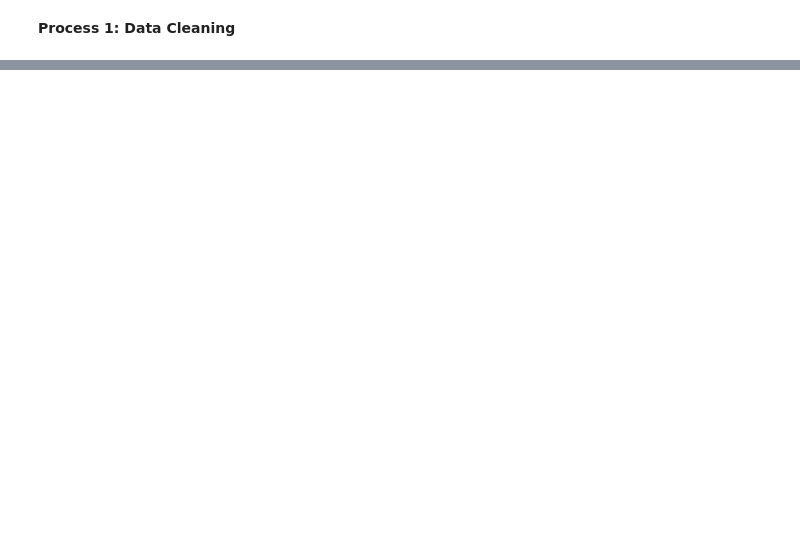
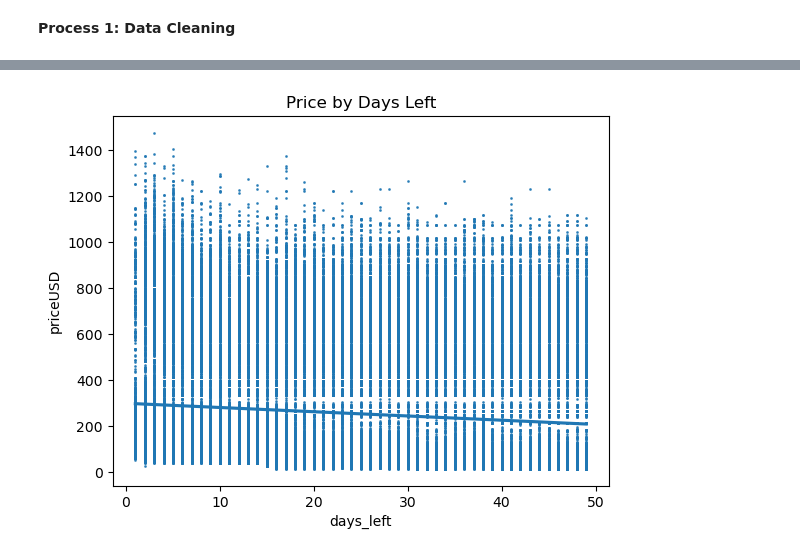
Before and after one commit to Swaggerjee/FlightPricePredictionTool, a Jupyter notebook: airData.ipynb, the cells around one changed output, grey strips where cells are left out. Cells and saved outputs as stored; diff of their text form; code cells hidden in the pictures; blank space fills up the shorter version.

```diff
--- a/airData.ipynb
+++ b/airData.ipynb
@@ -50,0 +189,10 @@ data.head()
+# %%
+# Exploring the relationship between days_left and price with a scatter plot.
+plt.title('Price by Days Left')
+sns.regplot(x='days_left', y='priceUSD', data=data, scatter_kws={'s': 1})
+plt.show()
+
+# The trend shows that the further from the departure date, the cheaper the flight. This is expected, as flights are usually cheaper when booked in advance, but it would interesting to see if this trend holds for flights booked within a week of the departure date.
+# However, this plot is not that conclusive and would be better suited to a regression model
+# %% [output]
+[figure, added]
```
Also changed, not shown: parts of 12 cells of this notebook.
